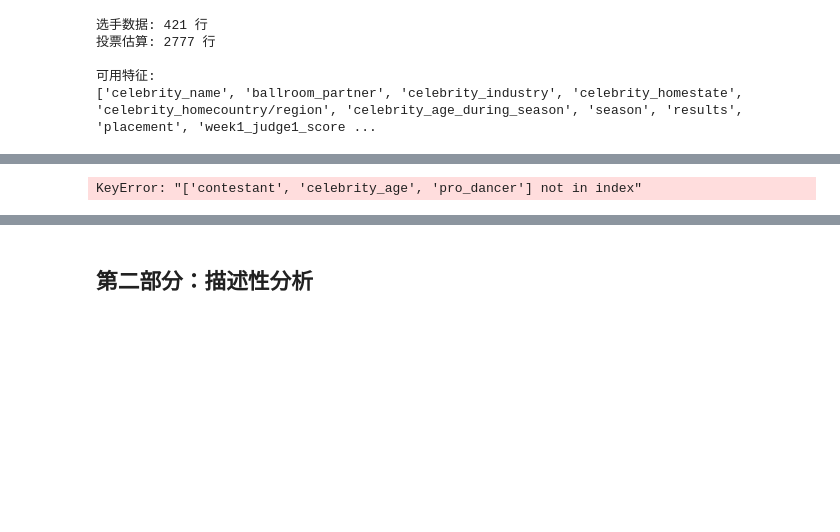
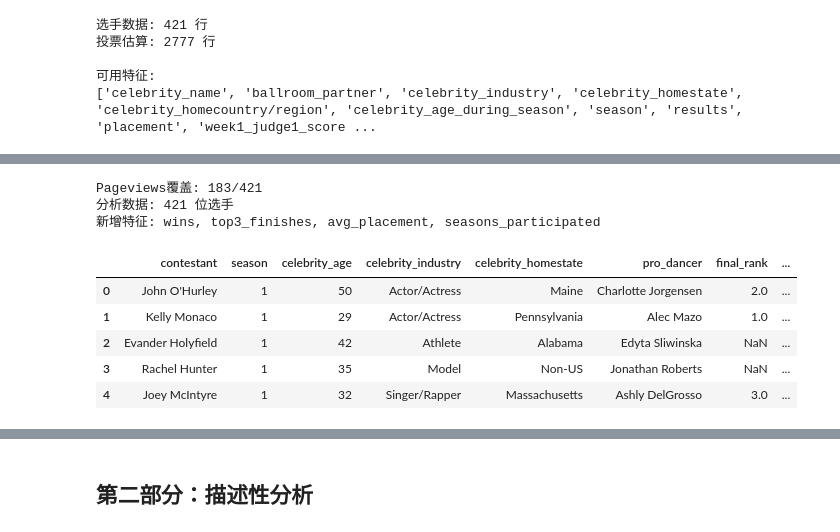
Before and after one commit to Jaxon1216/MathModelHub, a Jupyter notebook: competitions/Coder/问题三/问题三建模分析.ipynb, the cells around one changed output, grey strips where cells are left out. Saved outputs shown, nothing was run; the diff lists cells and outputs as text; code cells hidden in the pictures; blank space fills up the shorter version.

```diff
--- a/competitions/Coder/问题三/问题三建模分析.ipynb
+++ b/competitions/Coder/问题三/问题三建模分析.ipynb
@@ -60,25 +103,64 @@ print(df.columns.tolist())
 # %%
-# 准备分析数据
+# 准备分析数据 - 使用正确的列名
 # 合并选手基本信息到投票估算数据
-contestant_info = df[['contestant', 'season', 'celebrity_age', 'celebrity_industry',
-                       'celebrity_homestate', 'pro_dancer', 'final_rank', 'is_finalist',
+contestant_info = df[['celebrity_name', 'season', 'celebrity_age_during_season', 'celebrity_industry',
+                       'celebrity_homestate', 'ballroom_partner', 'final_rank', 'is_finalist',
                        'overall_avg_score', 'active_weeks']].copy()
+# 重命名列以便后续使用
+contestant_info = contestant_info.rename(columns={
+    'celebrity_name': 'contestant',
+    'celebrity_age_during_season': 'celebrity_age',
+    'ballroom_partner': 'pro_dancer'
+})
 
 # 计算每位选手的平均投票和评分
 contestant_votes = vote_estimates.groupby(['contestant', 'season']).agg({
     'estimated_vote_prop': 'mean',
     'total_score': 'mean'
 }).reset_index()
 contestant_votes.columns = ['contestant', 'season', 'avg_vote_prop', 'avg_score']
 
-# 合并
+# 合并基础数据
 analysis_df = contestant_info.merge(contestant_votes, on=['contestant', 'season'], how='left')
 analysis_df = analysis_df.dropna(subset=['avg_vote_prop', 'avg_score'])
 
+# 【优化1】整合Pro Dancer历史战绩
+analysis_df = analysis_df.merge(
+    pro_dancer_stats[['pro_dancer', 'wins', 'top3_finishes', 'avg_placement', 'seasons_participated']],
+    on='pro_dancer',
+    how='left'
+)
+# 填充缺失值（新舞者）
+analysis_df['wins'] = analysis_df['wins'].fillna(0)
+analysis_df['top3_finishes'] = analysis_df['top3_finishes'].fillna(0)
+analysis_df['avg_placement'] = analysis_df['avg_placement'].fillna(10)
+analysis_df['seasons_participated'] = analysis_df['seasons_participated'].fillna(1)
+
+# 【优化2】整合Pageviews（S21-S34）
+if HAS_PAGEVIEWS:
+    analysis_df = analysis_df.merge(
+        pageviews_df[['celebrity_name', 'season', 'total_pageviews', 'avg_daily_pageviews']].rename(
+            columns={'celebrity_name': 'contestant'}
+        ),
+        on=['contestant', 'season'],
+        how='left'
+    )
+    analysis_df['log_pageviews'] = np.log1p(analysis_df['total_pageviews'].fillna(0))
+    print(f'Pageviews覆盖: {analysis_df["total_pageviews"].notna().sum()}/{len(analysis_df)}')
+
 print(f'分析数据: {len(analysis_df)} 位选手')
+print(f'新增特征: wins, top3_finishes, avg_placement, seasons_participated')
 analysis_df.head()
 # %% [output]
-KeyError: "['contestant', 'celebrity_age', 'pro_dancer'] not in index"
+Pageviews覆盖: 183/421
+分析数据: 421 位选手
+新增特征: wins, top3_finishes, avg_placement, seasons_participated
+|  | contestant | season | celebrity_age | celebrity_industry | celebrity_homestate | pro_dancer | final_rank | ... |
+| 0 | John O'Hurley | 1 | 50 | Actor/Actress | Maine | Charlotte Jorgensen | 2.0 | ... |
+| 1 | Kelly Monaco | 1 | 29 | Actor/Actress | Pennsylvania | Alec Mazo | 1.0 | ... |
+| 2 | Evander Holyfield | 1 | 42 | Athlete | Alabama | Edyta Sliwinska | NaN | ... |
+| 3 | Rachel Hunter | 1 | 35 | Model | Non-US | Jonathan Roberts | NaN | ... |
+| 4 | Joey McIntyre | 1 | 32 | Singer/Rapper | Massachusetts | Ashly DelGrosso | 3.0 | ... |
 # %%
 # 特征编码
 # 行业编码
```
Also changed, not shown: parts of 24 cells of this notebook, 29 other files.
